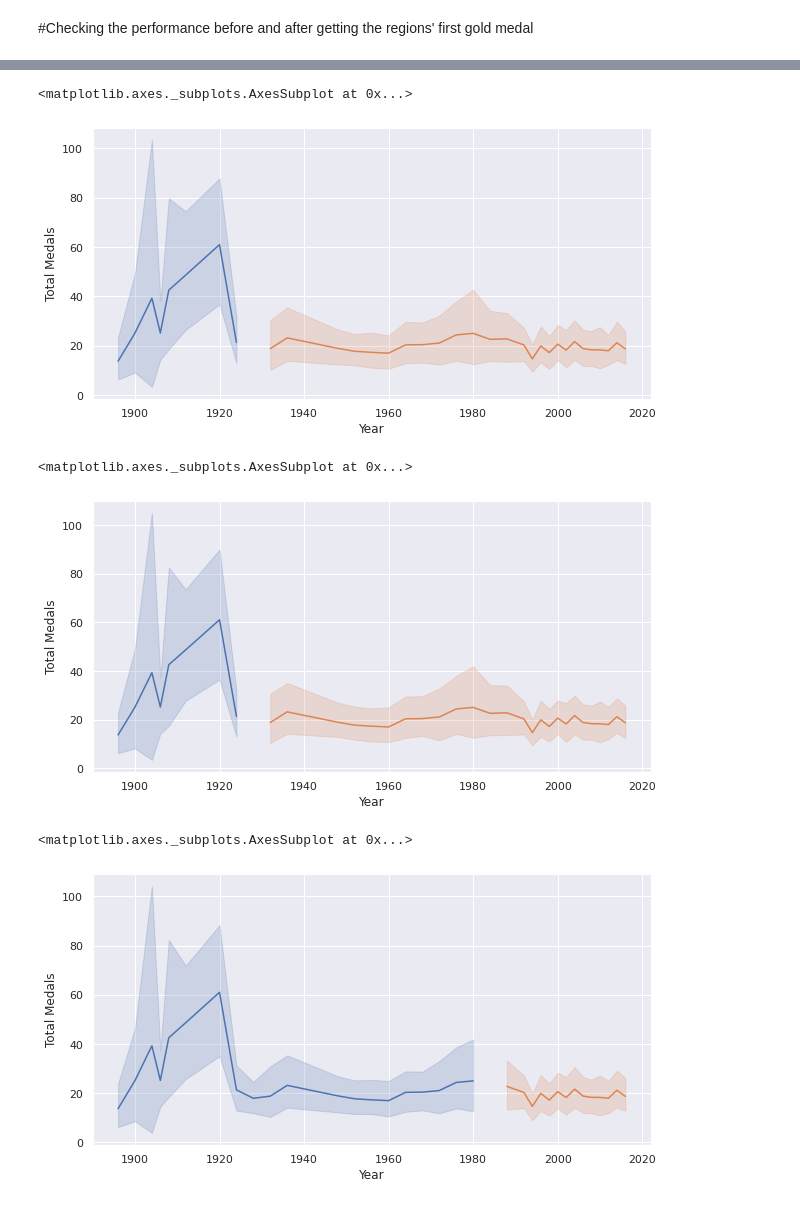
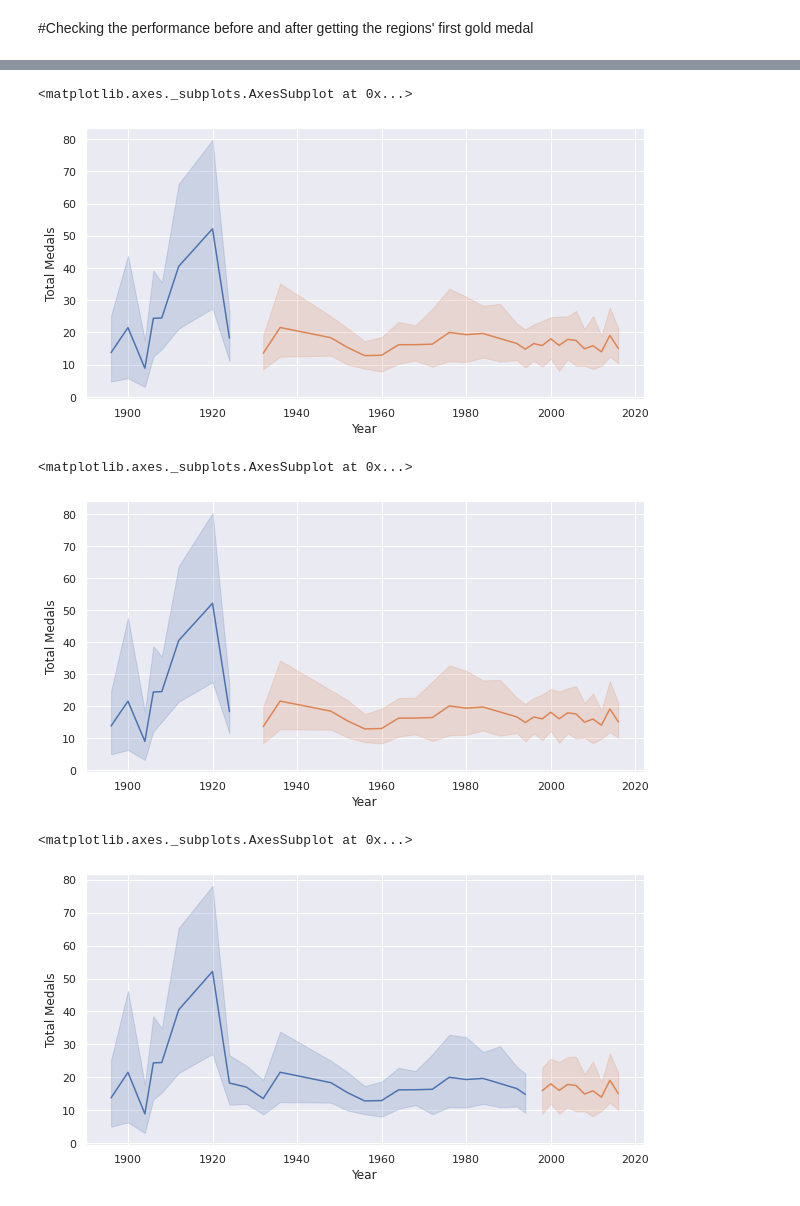
Before and after one commit to nohaa852/ss_project, a Jupyter notebook: Visualization.ipynb, the cells around one changed output, grey strips where cells are left out. Drawn from its saved outputs; the diff is of its cells as text; code cells hidden in the pictures.

```diff
--- a/Visualization.ipynb
+++ b/Visualization.ipynb
@@ -590,8 +603,8 @@ plt.show()
 # %%
-not_host = medals[medals['Is_Host'] == 0]
-host = medals[medals['Is_Host'] == 1]
+not_host = medals_rank_year[medals_rank_year['Is_Host'] == 0]
+host = medals_rank_year[medals_rank_year['Is_Host'] == 1]
 
-sns.scatterplot( x = not_host['Year'] , y = not_host['Total Medals'])
-sns.scatterplot( x = host['Year'] , y = host['Total Medals'])
+sns.scatterplot(y = not_host['Year'] , x = not_host['Total Medals'])
+sns.scatterplot( y = host['Year'] , x = host['Total Medals'])
 # %% [output]
 <matplotlib.axes._subplots.AxesSubplot at 0x...>
@@ -599,15 +612,15 @@ sns.scatterplot( x = host['Year'] , y = host['Total Medals'])
 # %%
-host_list = list(medals.query("Is_Host == 1")['Host_Country'].value_counts().index)
+host_list = list(medals_rank_year.query("Is_Host == 1")['Host_Country'].value_counts().index)
 
-medals['Total_Medals_NaturalLog'] = np.log(medals['Total Medals'])
+medals_rank_year['Total_Medals_NaturalLog'] = np.log(medals_rank_year['Total Medals'])
 
-Not_hosting_samples = medals[medals['region'].isin(host_list)].query("Is_Host == 0")['Total_Medals_NaturalLog'].count()
-hosting_samples = medals[medals['region'].isin(host_list)].query("Is_Host == 1")['Total_Medals_NaturalLog'].count()
+Not_hosting_samples = medals_rank_year[medals_rank_year['region'].isin(host_list)].query("Is_Host == 0")['Total_Medals_NaturalLog'].count()
+hosting_samples = medals_rank_year[medals_rank_year['region'].isin(host_list)].query("Is_Host == 1")['Total_Medals_NaturalLog'].count()
 
-Not_hosting_mean = medals[medals['region'].isin(host_list)].query("Is_Host == 0")['Total_Medals_NaturalLog'].mean()
-hosting_mean = medals[medals['region'].isin(host_list)].query("Is_Host == 1")['Total_Medals_NaturalLog'].mean()
+Not_hosting_mean = medals_rank_year[medals_rank_year['region'].isin(host_list)].query("Is_Host == 0")['Total_Medals_NaturalLog'].mean()
+hosting_mean = medals_rank_year[medals_rank_year['region'].isin(host_list)].query("Is_Host == 1")['Total_Medals_NaturalLog'].mean()
 
-Not_hosting_std = medals[medals['region'].isin(host_list)].query("Is_Host == 0")['Total_Medals_NaturalLog'].std()
-hosting_std = medals[medals['region'].isin(host_list)].query("Is_Host == 1")['Total_Medals_NaturalLog'].std()
+Not_hosting_std = medals_rank_year[medals_rank_year['region'].isin(host_list)].query("Is_Host == 0")['Total_Medals_NaturalLog'].std()
+hosting_std = medals_rank_year[medals_rank_year['region'].isin(host_list)].query("Is_Host == 1")['Total_Medals_NaturalLog'].std()
 # %%
 fig, ax = plt.subplots(1,1, figsize=(18,6))
@@ -864,7 +869,11 @@ plt.scatter(winter_data .mean().index,winter_data .Age.mean().values,s = winter_
 # %% [markdown]
 #Checking the performance before and after getting the regions' first gold medal
 # %%
-gold = Olympics_data_cleaned[Olympics_data_cleaned['Medal']=='Gold']
-grouped = gold.sort_values(by=['Year']).groupby(['region']).first()
-grouped
+# gold = Olympics_data_cleaned[Olympics_data_cleaned['Medal']=='Gold']
+# grouped = gold.sort_values(by=['Year']).groupby(['region']).first()
+# grouped.head()
+
+first_gold = medals_rank_year[medals_rank_year['Gold'] > 0]
+first_gold = first_gold.sort_values(by = ['Year']).groupby('region')['Gold','Year','region'].first()
+first_gold.head()
 # %% [output]
@@ -886,38 +888,38 @@ grouped
 total = [host, not_host]
 total_m = pd.concat(total)
 
-first_gold_japan = grouped[grouped.index == 'Japan'].Year.values[0]
+# first_gold_japan = first_gold[first_gold.index == 'Japan'].Year.values[0]
 
-
-before_gold_japan = total_m[total_m['Year'] < first_gold_japan]
-after_gold_japan = total_m[total_m['Year'] > first_gold_japan]
+# first_gold_japan
+first_japan = first_gold[first_gold.region == 'Japan']['Year'].values[0]
+before_gold_japan = total_m[total_m['Year'] < first_japan]
+after_gold_japan = total_m[total_m['Year'] > first_japan]
 
 sns.lineplot(x="Year", y="Total Medals",data=before_gold_japan)
 sns.lineplot(x="Year", y="Total Medals",data=after_gold_japan)
 # %% [output]
 <matplotlib.axes._subplots.AxesSubplot at 0x...>
-[figure, old version]
+[figure, new version]
 # %%
-first_gold_Egypt = grouped[grouped.index == 'Egypt'].Year.values[0]
+first_egypt = first_gold[first_gold.region == 'Egypt']['Year'].values[0]
 
 
-before_gold_Egypt = total_m[total_m['Year'] < first_gold_Egypt]
-after_gold_Egypt = total_m[total_m['Year'] > first_gold_Egypt]
+before_gold_Egypt = total_m[total_m['Year'] < first_egypt]
+after_gold_Egypt = total_m[total_m['Year'] > first_egypt]
 
 sns.lineplot(x="Year", y="Total Medals",data=before_gold_Egypt)
 sns.lineplot(x="Year", y="Total Medals",data=after_gold_Egypt)
 # %% [output]
 <matplotlib.axes._subplots.AxesSubplot at 0x...>
-[figure, old version]
+[figure, new version]
 # %%
-first_gold_China = grouped[grouped.index == 'China'].Year.values[0]
+first_gold_Armenia = first_gold[first_gold.region == 'Armenia']['Year'].values[0]
 
+before_gold_Armenia = total_m[total_m['Year'] < first_gold_Armenia]
+after_gold_Armenia = total_m[total_m['Year'] > first_gold_Armenia]
 
-before_gold_China = total_m[total_m['Year'] < first_gold_China]
-after_gold_China = total_m[total_m['Year'] > first_gold_China]
-
-sns.lineplot(x="Year", y="Total Medals",data=before_gold_China)
-sns.lineplot(x="Year", y="Total Medals",data=after_gold_China)
+sns.lineplot(x="Year", y="Total Medals",data=before_gold_Armenia)
+sns.lineplot(x="Year", y="Total Medals",data=after_gold_Armenia)
 # %% [output]
 <matplotlib.axes._subplots.AxesSubplot at 0x...>
-[figure, old version]
+[figure, new version]
```
Also changed, not shown: parts of 28 cells of this notebook.
